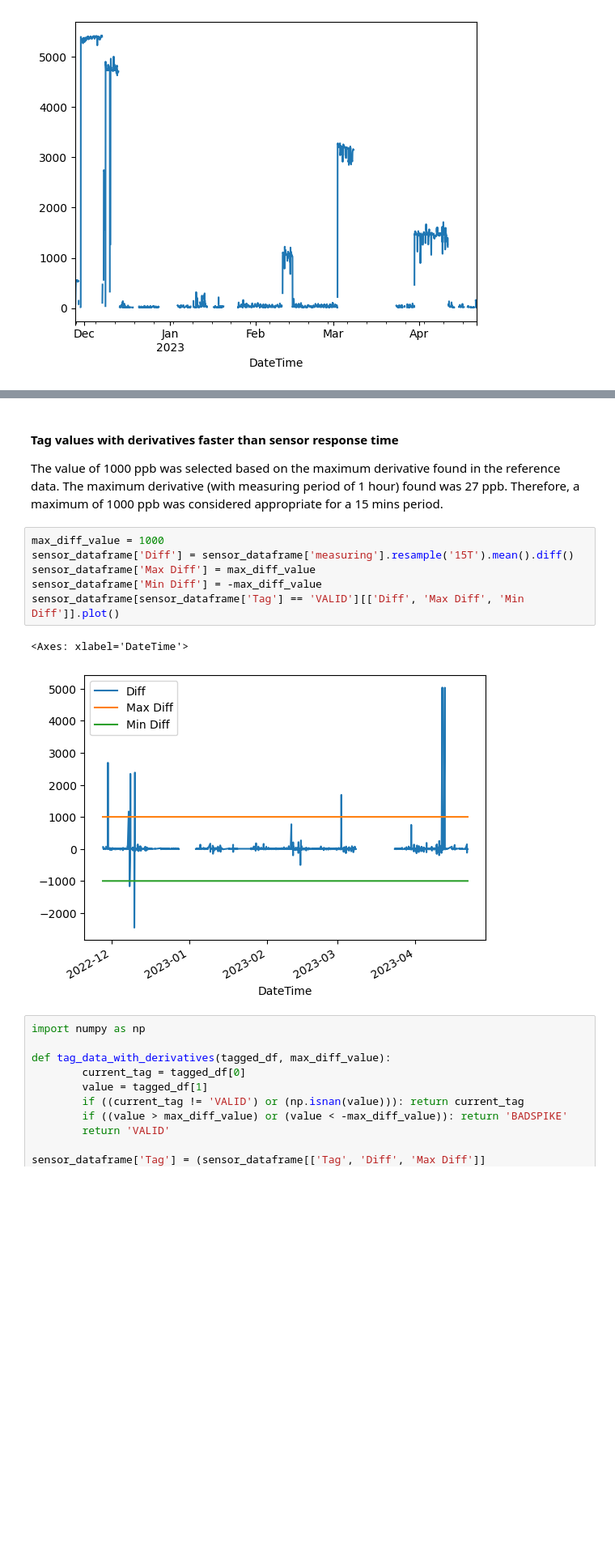
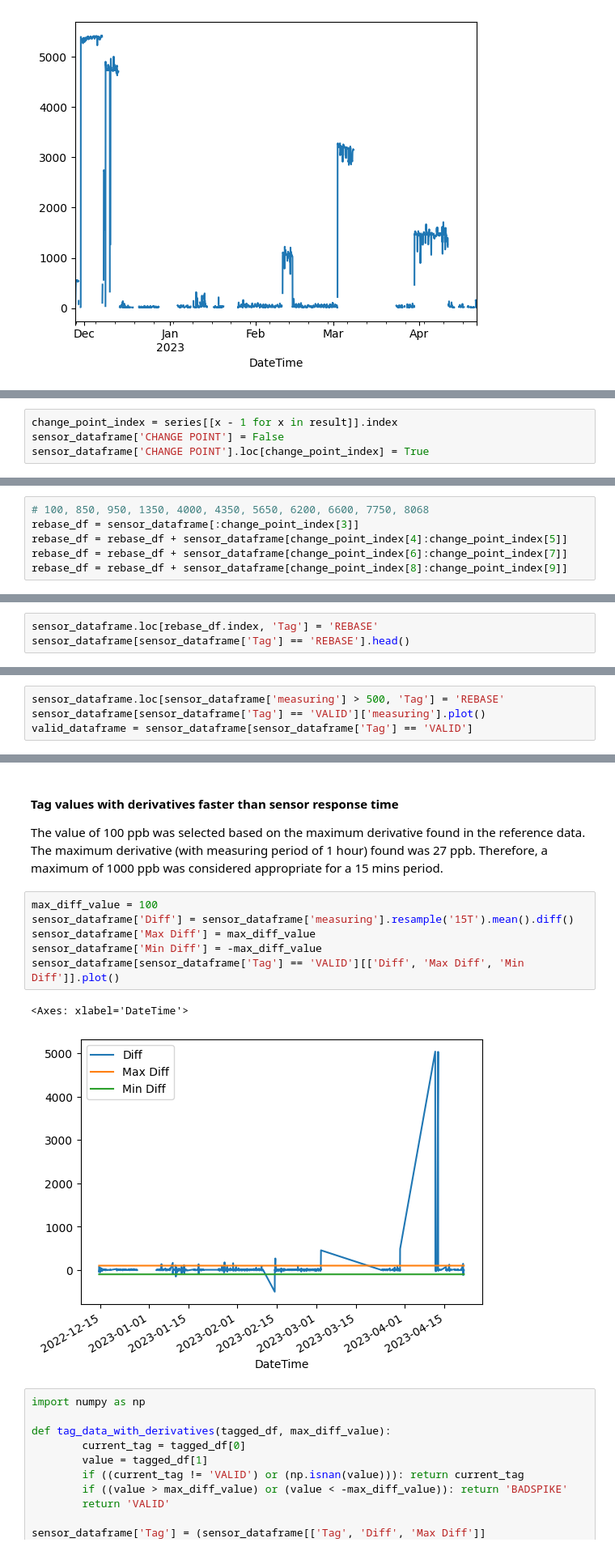
Before and after one commit to campofernando/lcqar-low-cost-monit-proc, a Jupyter notebook: data-pre-processing/O3_1-field-data-treatment-Diamante.ipynb, the cells around one changed output, grey strips where cells are left out. Shown at 81% size. Drawn from its saved outputs; the diff is of its cells as text; blank space fills up the shorter version.

```diff
--- a/data-pre-processing/O3_1-field-data-treatment-Diamante.ipynb
+++ b/data-pre-processing/O3_1-field-data-treatment-Diamante.ipynb
@@ -184,0 +199,4 @@ sensor_dataframe[sensor_dataframe['Tag'] == 'VALID']['measuring'].resample('15T'
+# %%
+change_point_index = series[[x - 1 for x in result]].index
+sensor_dataframe['CHANGE POINT'] = False
+sensor_dataframe['CHANGE POINT'].loc[change_point_index] = True
@@ -184,0 +228,6 @@ sensor_dataframe[sensor_dataframe['Tag'] == 'VALID']['measuring'].resample('15T'
+# %%
+# 100, 850, 950, 1350, 4000, 4350, 5650, 6200, 6600, 7750, 8068
+rebase_df = sensor_dataframe[:change_point_index[3]]
+rebase_df = rebase_df + sensor_dataframe[change_point_index[4]:change_point_index[5]]
+rebase_df = rebase_df + sensor_dataframe[change_point_index[6]:change_point_index[7]]
+rebase_df = rebase_df + sensor_dataframe[change_point_index[8]:change_point_index[9]]
@@ -184,0 +236,3 @@ sensor_dataframe[sensor_dataframe['Tag'] == 'VALID']['measuring'].resample('15T'
+# %%
+sensor_dataframe.loc[rebase_df.index, 'Tag'] = 'REBASE'
+sensor_dataframe[sensor_dataframe['Tag'] == 'REBASE'].head()
@@ -184,0 +252,4 @@ sensor_dataframe[sensor_dataframe['Tag'] == 'VALID']['measuring'].resample('15T'
+# %%
+sensor_dataframe.loc[sensor_dataframe['measuring'] > 500, 'Tag'] = 'REBASE'
+sensor_dataframe[sensor_dataframe['Tag'] == 'VALID']['measuring'].plot()
+valid_dataframe = sensor_dataframe[sensor_dataframe['Tag'] == 'VALID']
@@ -185,15 +274,15 @@ sensor_dataframe[sensor_dataframe['Tag'] == 'VALID']['measuring'].resample('15T'
 # %% [markdown]
 #### Tag values with derivatives faster than sensor response time
-The value of 1000 ppb was selected based on the maximum derivative found in the reference data. The maximum derivative (with measuring period of 1 hour) found was 27 ppb. Therefore, a maximum of 1000 ppb was considered appropriate for a 15 mins period.
+The value of 100 ppb was selected based on the maximum derivative found in the reference data. The maximum derivative (with measuring period of 1 hour) found was 27 ppb. Therefore, a maximum of 1000 ppb was considered appropriate for a 15 mins period.
 # %%
-max_diff_value = 1000
+max_diff_value = 100
 sensor_dataframe['Diff'] = sensor_dataframe['measuring'].resample('15T').mean().diff()
 sensor_dataframe['Max Diff'] = max_diff_value
 sensor_dataframe['Min Diff'] = -max_diff_value
 sensor_dataframe[sensor_dataframe['Tag'] == 'VALID'][['Diff', 'Max Diff', 'Min Diff']].plot()
 # %% [output]
 <Axes: xlabel='DateTime'>
-[figure, old version]
+[figure, new version]
 # %%
 import numpy as np
 
```
Also changed, not shown: parts of 29 cells of this notebook, 17 other files.
